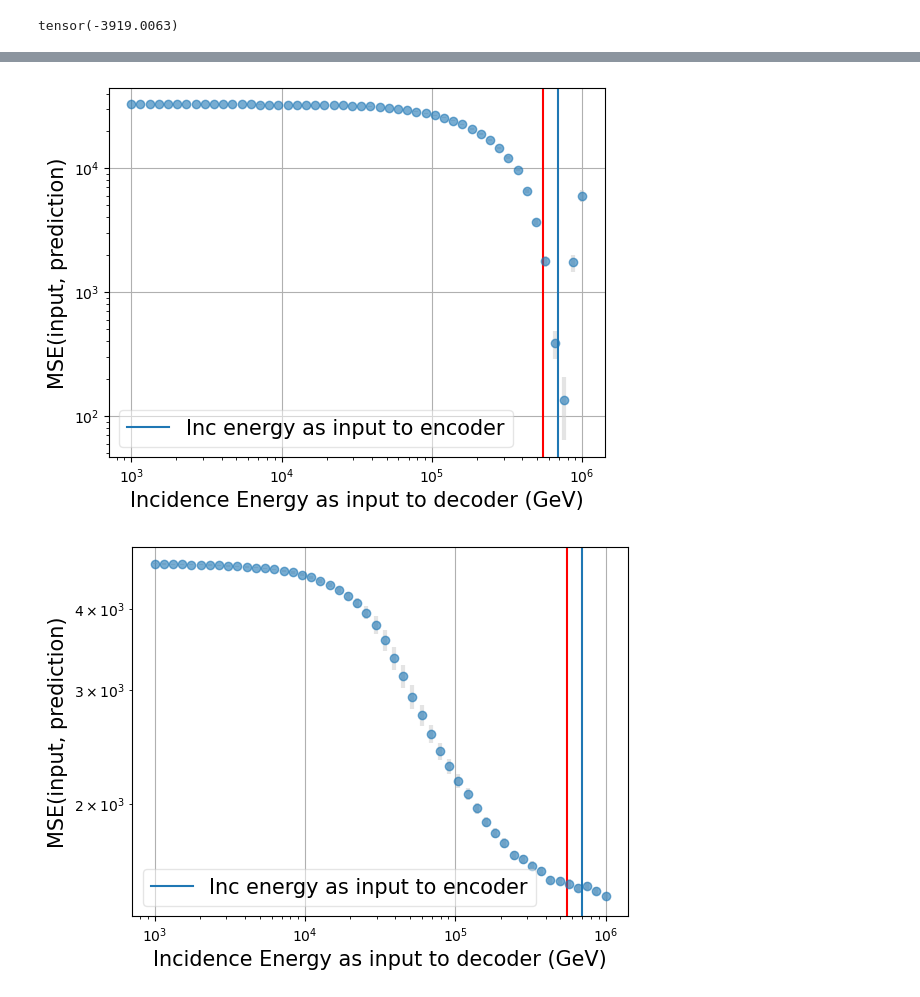
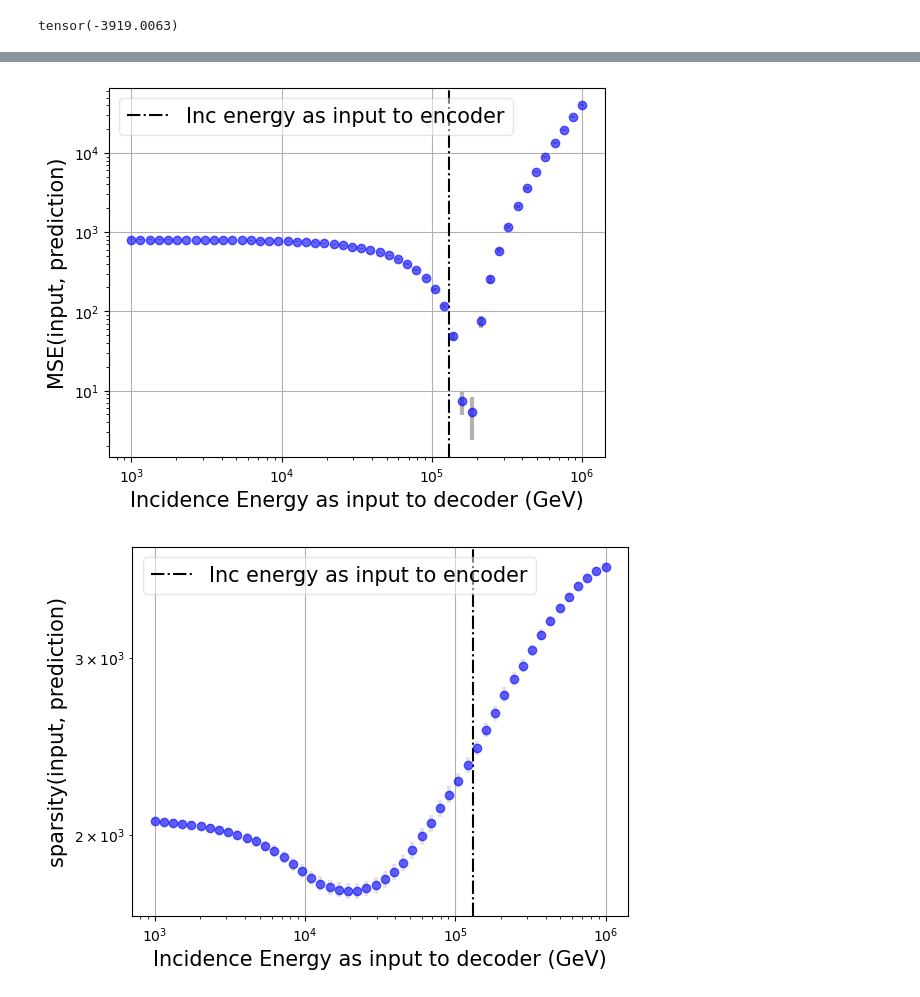
Before and after one commit to QaloSim/CaloQVAE, a Jupyter notebook: notebooks/RBMandEncodedData.ipynb, the cells around one changed output, grey strips where cells are left out. Drawn from its saved outputs; the diff is of its cells as text; code cells hidden in the pictures.

```diff
--- a/notebooks/RBMandEncodedData.ipynb
+++ b/notebooks/RBMandEncodedData.ipynb
@@ -560,7 +429,7 @@ sample_size = 1024
 partition_size = config.model.n_latent_nodes
 cmap = plt.cm.viridis
 
-mean_rbm_energy = np.array([[0,0]])
+mean_rbm_energy = np.array([[0,0,0]])
 
 plt.figure(figsize=(8,6))
 for ind in range(0,106):
@@ -577,7 +446,7 @@ for ind in range(0,106):
         energy_encoded_data_per_energy.append(post_samples_energy.detach().cpu())
     energy_encoded_data_per_energy = torch.cat(energy_encoded_data_per_energy, dim=0)
 
-    mean_rbm_energy = np.concatenate((mean_rbm_energy, np.array([[energy_encoded_data_per_energy.mean(), en_ind[0].item()]])), axis=0)
+    mean_rbm_energy = np.concatenate((mean_rbm_energy, np.array([[energy_encoded_data_per_energy.mean(), en_ind[0].item(), energy_encoded_data_per_energy.std()]])), axis=0)
 
     lbl = np.round(en_ind[0].item()/1000,2)
     plt.hist(energy_encoded_data_per_energy.numpy(), color=cmap(lbl/1000), bins=60, linewidth=2.5, density=True, label=f'{lbl} GeV', log=True, alpha=0.5)
@@ -628,45 +498,45 @@ def error_btwn_input_and_recon_with_different_label(ind, start=3, stop=6, num=50
 
             output_activations = engine.model._inference_energy_activation_fct(output_activations) * engine.model._hit_smoothing_dist_mod(output_hits, beta, True)
 
-            er = torch.pow(output_activations.sum(dim=1) - x_ind.to(dev).sum(dim=1), 2).cpu().numpy()
-            er_m_list.append(np.mean(er)/1000)
-            er_std_list.append(np.std(er)/1000)
+            er = torch.pow(output_activations.sum(dim=1) - x_ind.to(dev).sum(dim=1), 2) #.cpu().numpy()
+            er_m_list.append(er.mean().item()/1000)
+            er_std_list.append(er.std().item()/1000)
 
             # spar_er = (((x_ind.to(dev).sign()==0).sum(dim=1)/x_ind.to(dev).shape[1] - (output_activations.sign()==0).sum(dim=1)/output_activations.shape[1])/((x_ind.to(dev).sign()==0).sum(dim=1)/x_ind.to(dev).shape[1] + 1)).cpu().numpy()
             # spar_er = (((x_ind.to(dev).sign()==0).sum(dim=1) / (output_activations.sign()==0).sum(dim=1))).cpu().numpy()
-            spar_er = ((x_ind.to(dev).sign() - output_activations.sign()).abs().sum(dim=1)).cpu().numpy()
-            sp_er_m_list.append(np.mean(spar_er))
-            sp_er_std_list.append(np.std(spar_er))
+            spar_er = ((x_ind.to(dev).sign() - output_activations.sign()).abs().sum(dim=1)) #.cpu().numpy()
+            sp_er_m_list.append(spar_er.mean().item())
+            sp_er_std_list.append(spar_er.std().item())
 
     return er_m_list, er_std_list, log_space_values, en_ind[0].item(), in_data.sum(dim=1)[0].item(), sp_er_m_list, sp_er_std_list
 # %%
 # log_space_values[np.argmin(er_m_list)]
 # (in_data.sign() - in_data.sign()).abs().sum(dim=1)
 # %%
-er_m_list, er_std_list, log_space_values, en_inc, shower_sum_in, sp_er_m_list, sp_er_std_list = error_btwn_input_and_recon_with_different_label(1, num=50)
+er_m_list, er_std_list, log_space_values, en_inc, shower_sum_in, sp_er_m_list, sp_er_std_list = error_btwn_input_and_recon_with_different_label(100, num=50)
 
-plt.errorbar(log_space_values, er_m_list, yerr=er_std_list, fmt='o', ecolor='lightgray', elinewidth=3, capsize=0, alpha=0.6)
+plt.errorbar(log_space_values, er_m_list, yerr=er_std_list, fmt='o', ecolor='gray', elinewidth=3, capsize=0, alpha=0.6, color="blue")
 plt.xscale("log")
 plt.yscale("log")
-plt.axvline(en_inc, label="Inc energy as input to encoder")
-plt.axvline(shower_sum_in, c='r')
+plt.axvline(en_inc, label="Inc energy as input to encoder", linestyle="dashdot", color='black')
+# plt.axvline(shower_sum_in, c='r')
 plt.grid(True)
 plt.xlabel("Incidence Energy as input to decoder (GeV)", fontsize=15)
 plt.ylabel("MSE(input, prediction)", fontsize=15)
 plt.legend(framealpha=0.5, fontsize=15)
 plt.show()
 # %% [output]
-[figure, old version]
+[figure, new version]
 # %%
-plt.errorbar(log_space_values, sp_er_m_list, yerr=sp_er_std_list, fmt='o', ecolor='lightgray', elinewidth=3, capsize=0, alpha=0.6)
+plt.errorbar(log_space_values, sp_er_m_list, yerr=sp_er_std_list, fmt='o', ecolor='lightgray', elinewidth=3, capsize=0, alpha=0.6, color='blue')
 plt.xscale("log")
 plt.yscale("log")
-plt.axvline(en_inc, label="Inc energy as input to encoder")
-plt.axvline(shower_sum_in, c='r')
+plt.axvline(en_inc, label="Inc energy as input to encoder", linestyle="dashdot", color='black')
+# plt.axvline(shower_sum_in, c='r')
 plt.grid(True)
 plt.xlabel("Incidence Energy as input to decoder (GeV)", fontsize=15)
-plt.ylabel("MSE(input, prediction)", fontsize=15)
+plt.ylabel("sparsity(input, prediction)", fontsize=15)
 plt.legend(framealpha=0.5, fontsize=15)
 plt.show()
 # %% [output]
-[figure, old version]
+[figure, new version]
```
Also changed, not shown: parts of 10 cells of this notebook, 2 other files.
